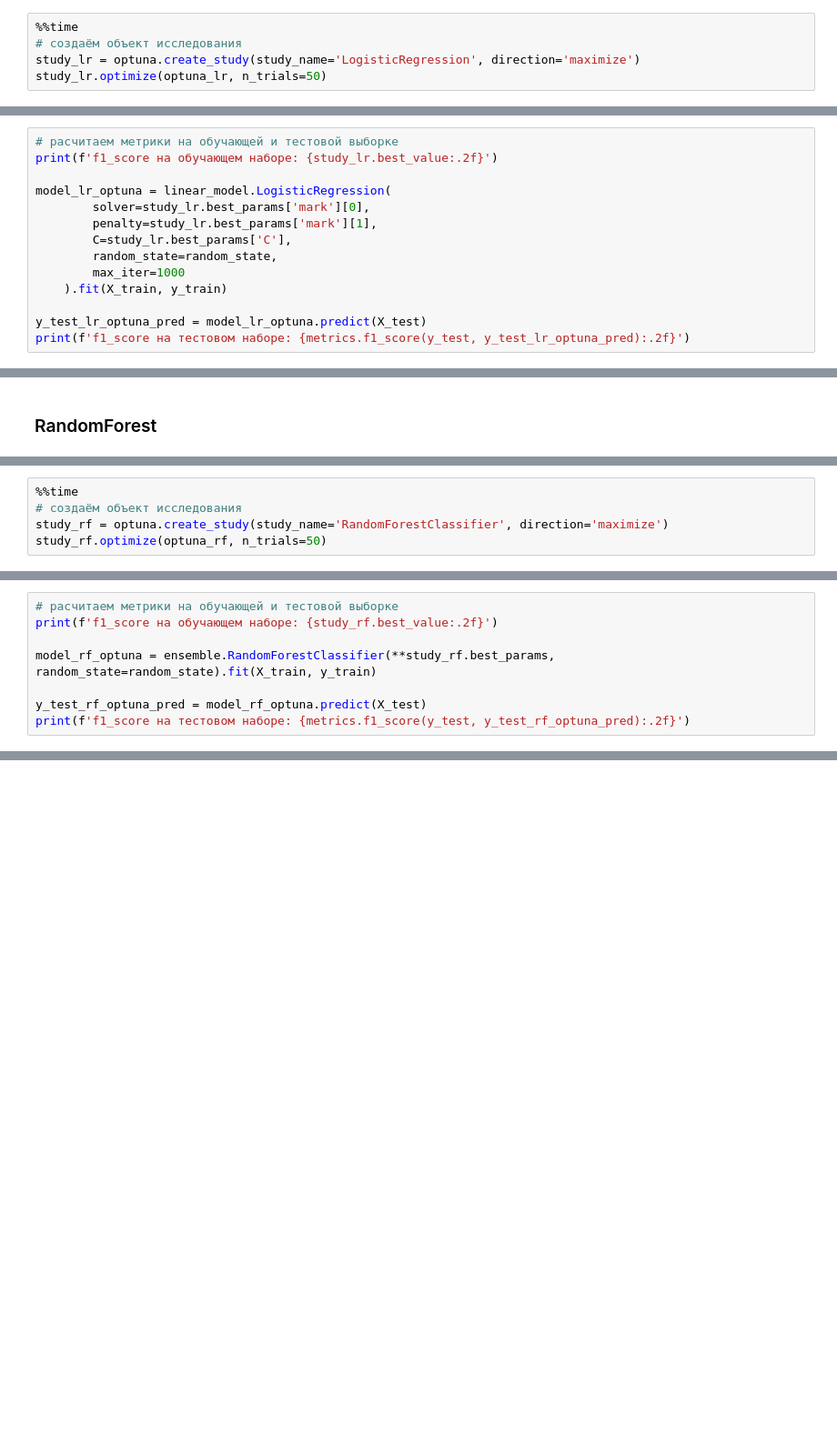
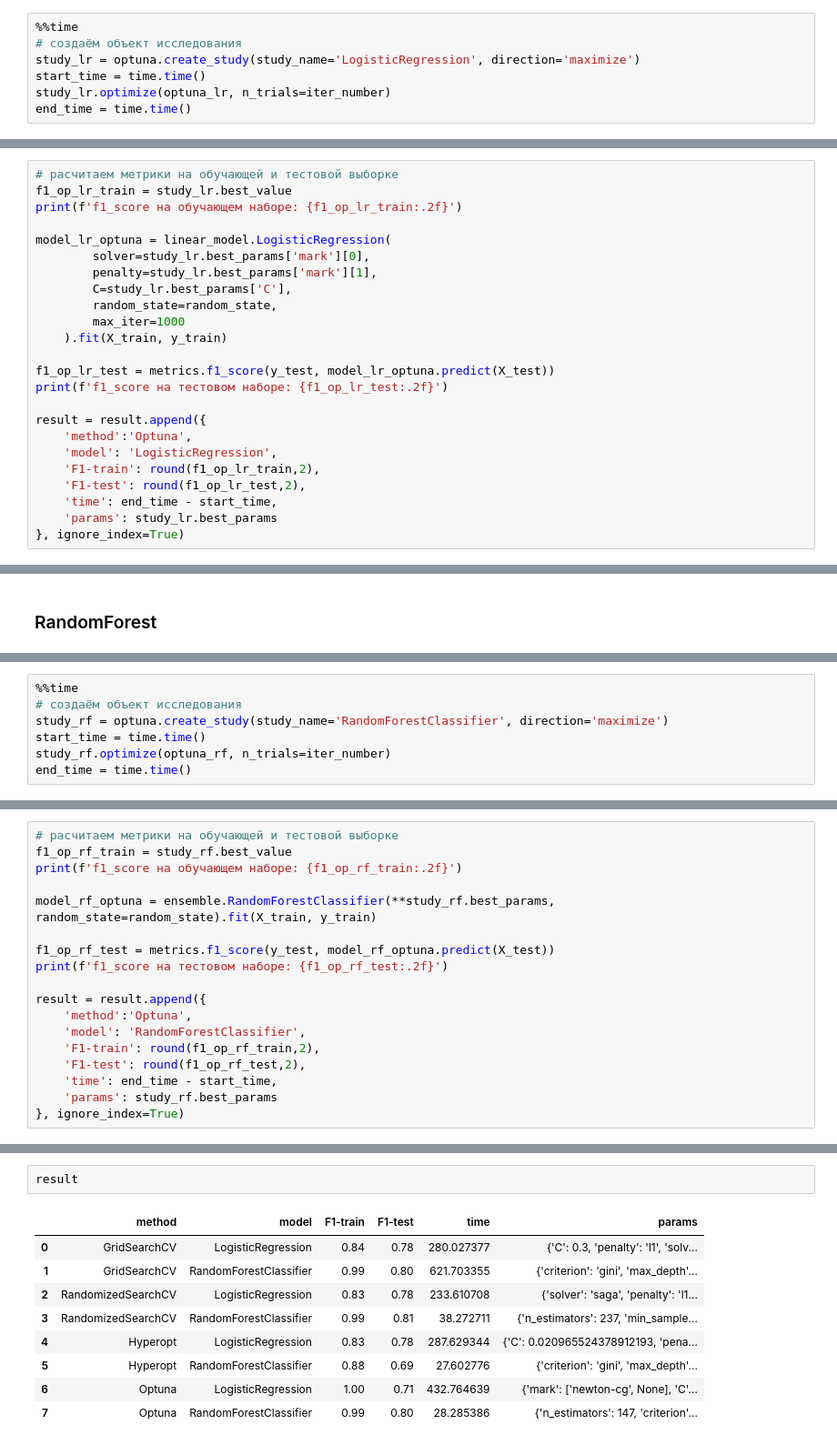
Before and after one commit to botovalex/SFDC, a Jupyter notebook: ML/ML7_practice.ipynb, the cells around one changed output, grey strips where cells are left out. Shown at 91% size. Drawn from its saved outputs; the diff is of its cells as text; blank space fills up the shorter version.

```diff
--- a/ML/ML7_practice.ipynb
+++ b/ML/ML7_practice.ipynb
@@ -473,5 +501,7 @@ def optuna_lr(trial):
 %%time
 # создаём объект исследования
 study_lr = optuna.create_study(study_name='LogisticRegression', direction='maximize')
-study_lr.optimize(optuna_lr, n_trials=50)
+start_time = time.time()
+study_lr.optimize(optuna_lr, n_trials=iter_number)
+end_time = time.time()
 # %% [output]
@@ -497,6 +527,7 @@ Wall time: 4min 54s
 # %%
 # расчитаем метрики на обучающей и тестовой выборке
-print(f'f1_score на обучающем наборе: {study_lr.best_value:.2f}')
+f1_op_lr_train = study_lr.best_value
+print(f'f1_score на обучающем наборе: {f1_op_lr_train:.2f}')
 
 model_lr_optuna = linear_model.LogisticRegression(
         solver=study_lr.best_params['mark'][0],
@@ -506,8 +537,17 @@ model_lr_optuna = linear_model.LogisticRegression(
         max_iter=1000
     ).fit(X_train, y_train)
 
-y_test_lr_optuna_pred = model_lr_optuna.predict(X_test)
-print(f'f1_score на тестовом наборе: {metrics.f1_score(y_test, y_test_lr_optuna_pred):.2f}')
+f1_op_lr_test = metrics.f1_score(y_test, model_lr_optuna.predict(X_test))
+print(f'f1_score на тестовом наборе: {f1_op_lr_test:.2f}')
+
+result = result.append({
+    'method':'Optuna',
+    'model': 'LogisticRegression',
+    'F1-train': round(f1_op_lr_train,2),
+    'F1-test': round(f1_op_lr_test,2),
+    'time': end_time - start_time,
+    'params': study_lr.best_params
+}, ignore_index=True)
 # %% [output]
 f1_score на обучающем наборе: 1.00
 f1_score на тестовом наборе: 0.71
@@ -534,5 +572,7 @@ def optuna_rf(trial):
 %%time
 # создаём объект исследования
 study_rf = optuna.create_study(study_name='RandomForestClassifier', direction='maximize')
-study_rf.optimize(optuna_rf, n_trials=50)
+start_time = time.time()
+study_rf.optimize(optuna_rf, n_trials=iter_number)
+end_time = time.time()
 # %% [output]
@@ -547,9 +598,19 @@ Wall time: 3.2 s
 # %%
 # расчитаем метрики на обучающей и тестовой выборке
-print(f'f1_score на обучающем наборе: {study_rf.best_value:.2f}')
+f1_op_rf_train = study_rf.best_value
+print(f'f1_score на обучающем наборе: {f1_op_rf_train:.2f}')
 
 model_rf_optuna = ensemble.RandomForestClassifier(**study_rf.best_params, random_state=random_state).fit(X_train, y_train)
 
-y_test_rf_optuna_pred = model_rf_optuna.predict(X_test)
-print(f'f1_score на тестовом наборе: {metrics.f1_score(y_test, y_test_rf_optuna_pred):.2f}')
+f1_op_rf_test = metrics.f1_score(y_test, model_rf_optuna.predict(X_test))
+print(f'f1_score на тестовом наборе: {f1_op_rf_test:.2f}')
+
+result = result.append({
+    'method':'Optuna',
+    'model': 'RandomForestClassifier',
+    'F1-train': round(f1_op_rf_train,2),
+    'F1-test': round(f1_op_rf_test,2),
+    'time': end_time - start_time,
+    'params': study_rf.best_params
+}, ignore_index=True)
 # %% [output]
@@ -557,0 +621,12 @@ f1_score на тестовом наборе: 0.81
+# %%
+result
+# %% [output]
+|  | method | model | F1-train | F1-test | time | params |
+| 0 | GridSearchCV | LogisticRegression | 0.84 | 0.78 | 280.027377 | {'C': 0.3, 'penalty': 'l1', 'solv... |
+| 1 | GridSearchCV | RandomForestClassifier | 0.99 | 0.80 | 621.703355 | {'criterion': 'gini', 'max_depth'... |
+| 2 | RandomizedSearchCV | LogisticRegression | 0.83 | 0.78 | 233.610708 | {'solver': 'saga', 'penalty': 'l1... |
+| 3 | RandomizedSearchCV | RandomForestClassifier | 0.99 | 0.81 | 38.272711 | {'n_estimators': 237, 'min_sample... |
+| 4 | Hyperopt | LogisticRegression | 0.83 | 0.78 | 287.629344 | {'C': 0.020965524378912193, 'pena... |
+| 5 | Hyperopt | RandomForestClassifier | 0.88 | 0.69 | 27.602776 | {'criterion': 'gini', 'max_depth'... |
+| 6 | Optuna | LogisticRegression | 1.00 | 0.71 | 432.764639 | {'mark': ['newton-cg', None], 'C'... |
+| 7 | Optuna | RandomForestClassifier | 0.99 | 0.80 | 28.285386 | {'n_estimators': 147, 'criterion'... |
```
Also changed, not shown: parts of 22 cells of this notebook.
